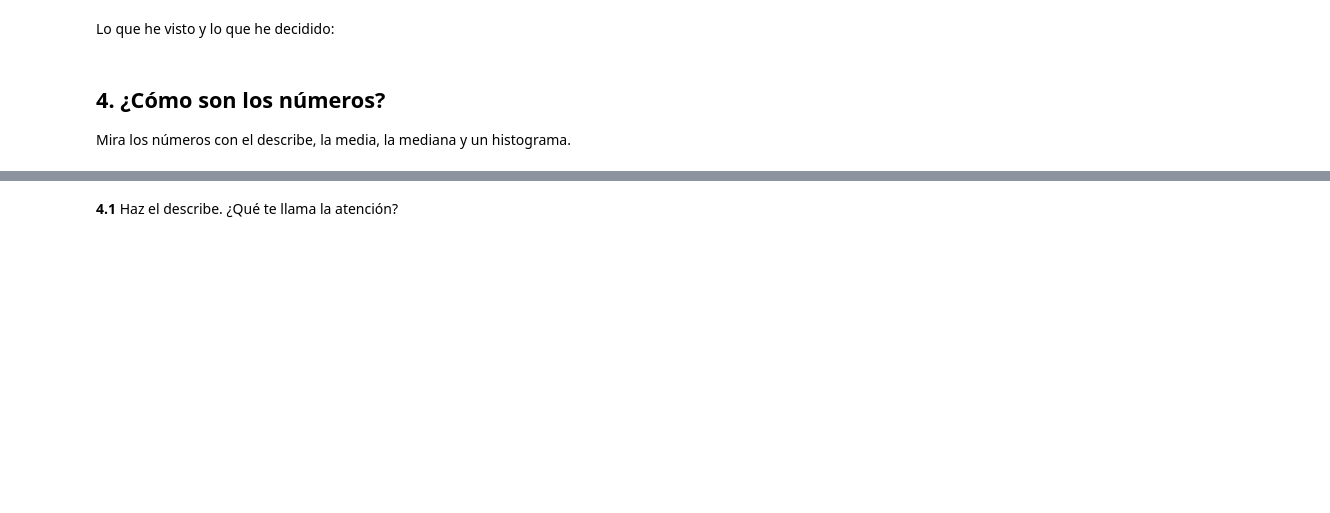
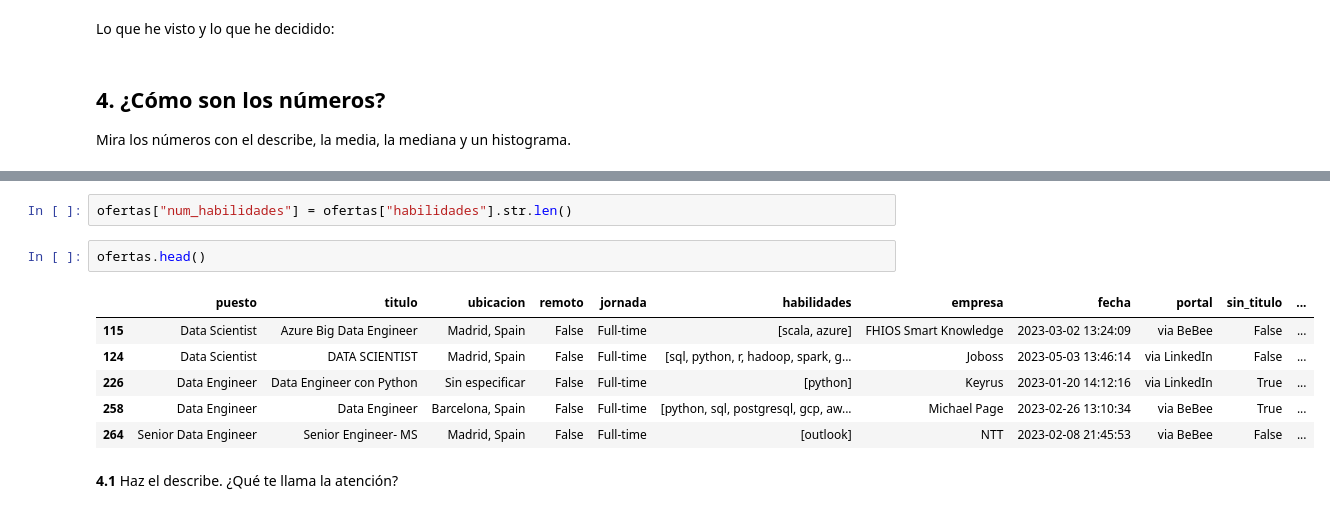
Before and after one commit to dledesmalorenzo/ofertas-analista-datos, a Jupyter notebook: eda.ipynb, the cells around one changed output, grey strips where cells are left out. Drawn from its saved outputs; the diff is of its cells as text; blank space fills up the shorter version.

```diff
--- a/eda.ipynb
+++ b/eda.ipynb
@@ -292,2 +313,13 @@ Mira los números con el describe, la media, la mediana y un histograma.
+# %%
+ofertas["num_habilidades"] = ofertas["habilidades"].str.len()
+# %%
+ofertas.head()
+# %% [output]
+|  | puesto | titulo | ubicacion | remoto | jornada | habilidades | empresa | fecha | portal | sin_titulo | ... |
+| 115 | Data Scientist | Azure Big Data Engineer | Madrid, Spain | False | Full-time | [scala, azure] | FHIOS Smart Knowledge | 2023-03-02 13:24:09 | via BeBee | False | ... |
+| 124 | Data Scientist | DATA SCIENTIST | Madrid, Spain | False | Full-time | [sql, python, r, hadoop, spark, g... | Joboss | 2023-05-03 13:46:14 | via LinkedIn | False | ... |
+| 226 | Data Engineer | Data Engineer con Python | Sin especificar | False | Full-time | [python] | Keyrus | 2023-01-20 14:12:16 | via LinkedIn | True | ... |
+| 258 | Data Engineer | Data Engineer | Barcelona, Spain | False | Full-time | [python, sql, postgresql, gcp, aw... | Michael Page | 2023-02-26 13:10:34 | via BeBee | True | ... |
+| 264 | Senior Data Engineer | Senior Engineer- MS | Madrid, Spain | False | Full-time | [outlook] | NTT | 2023-02-08 21:45:53 | via BeBee | False | ... |
 # %% [markdown]
 **4.1** Haz el describe. ¿Qué te llama la atención?
```
Also changed, not shown: parts of 7 cells of this notebook.
